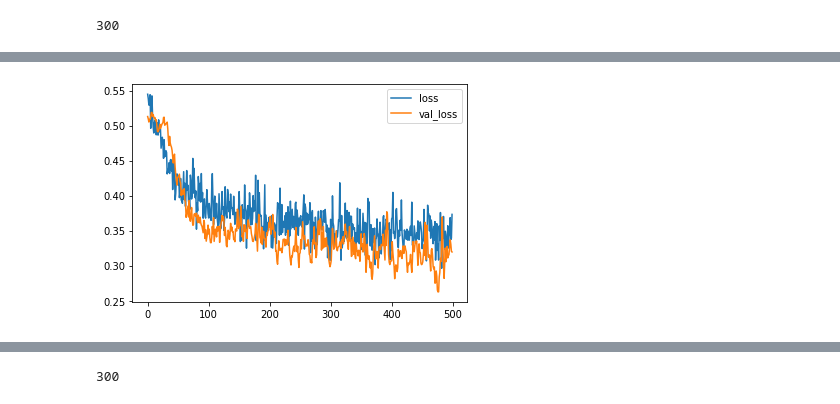
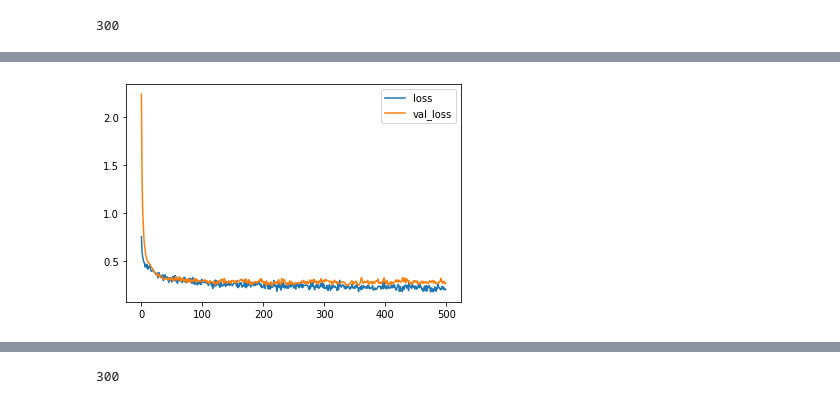
Before and after one commit to Vineet2107/ML-for-Civil-Engineering-CE784A-, a Jupyter notebook: Assignment1_CE784.ipynb, the cells around one changed output, grey strips where cells are left out. Drawn from its saved outputs; the diff is of its cells as text; code cells hidden in the pictures.

```diff
--- a/Assignment1_CE784.ipynb
+++ b/Assignment1_CE784.ipynb
@@ -66,7 +62,0 @@ for i in range(len(list_nr)):
-# %%
-img_r = []
-
-for i in range(len(list_r)):
-  img = io.imread(os.path.join(Raveling_data,list_r[i]))
-  img_r.append(np.array(img))
-  io.imshow(img)
@@ -75,7 +62,0 @@ for i in range(len(list_r)):
-# %%
-img_test = []
-
-for i in range(len(list_test)):
-  img = io.imread(os.path.join(test_data,list_test[i]))
-  img_test.append(np.array(img))
-  io.imshow(img)
@@ -283,34 +316,28 @@ import matplotlib.pyplot as plt
 # %%
 input_shape = [X_train.shape[1]]
 # %%
+#sequential MLP model
 model = keras.Sequential([
     layers.BatchNormalization(input_shape=input_shape),
-    layers.Dense(16, activation='relu'),
-    layers.Dropout(0.2),
+    layers.Dense(20, activation='relu'),
+    layers.Dropout(0.05),
     layers.BatchNormalization(),
-    layers.Dense(8, activation='relu'),
-    layers.Dropout(0.2),
+    layers.Dense(10, activation='relu'),
+    layers.Dropout(0.05),
     layers.BatchNormalization(),
     layers.Dense(2, activation = 'sigmoid'),
 ])
 # %%
-opt = keras.optimizers.Adam(learning_rate=0.001)
+#compiling model
+optimizer = keras.optimizers.Adam(learning_rate=0.001)
 
-loss_fn = keras.losses.BinaryCrossentropy()
-model.compile(
-    optimizer=opt,
-    loss=loss_fn,
-    metrics=['accuracy']
-)
+model.compile(optimizer=optimizer,loss=keras.losses.BinaryCrossentropy(),metrics=['accuracy'])
 # %%
+#training model
 epochs = 500
-history = model.fit(
-    X_train, y_train,
-    validation_split=0.1,
-    batch_size=16,
-    epochs=epochs,
-    verbose=1,
-    #validation_data=(X_test, y_test)
+history = model.fit(X, y, validation_split=0.1, batch_size=16,
+                    epochs=epochs, verbose=1,
+                    #validation_data=(X_test, y_test)
 )
 
 history_df = pd.DataFrame(history.history)
@@ -337,2 +364,2 @@ Minimum Validation Loss: 0.2625
-[figure, old version]
+[figure, new version]
 # %%
```
Also changed, not shown: parts of 44 cells of this notebook.
